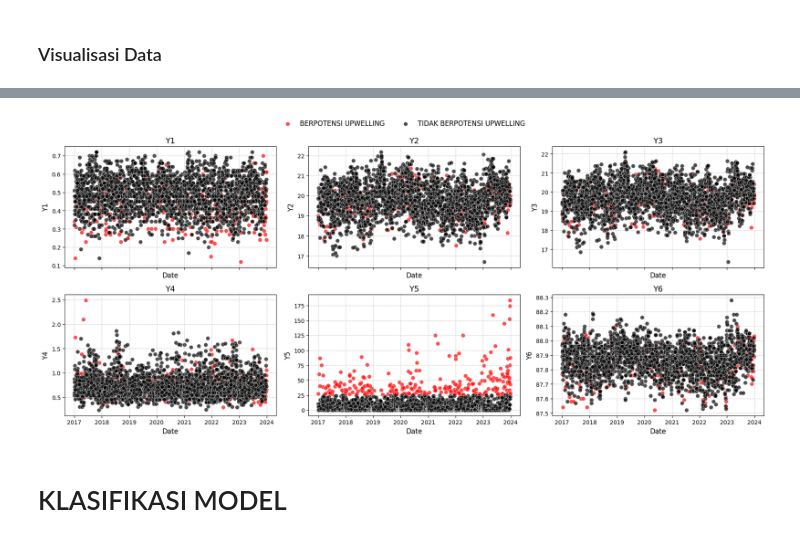
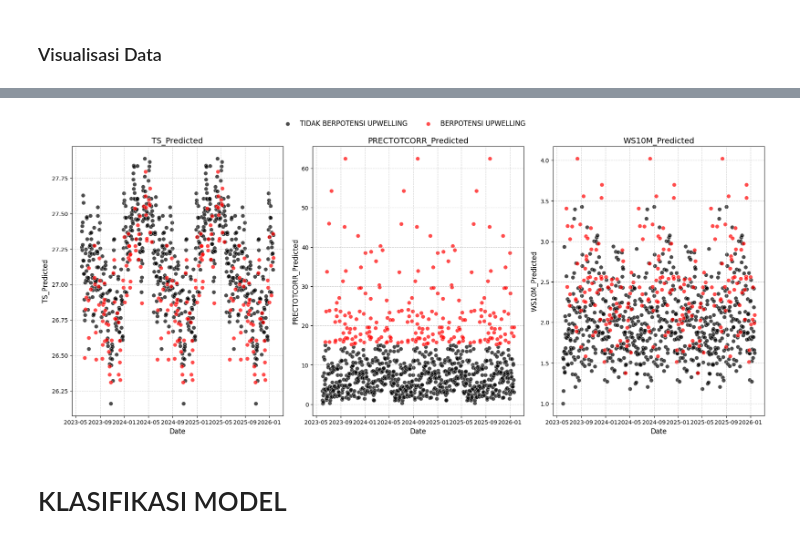
Before and after one commit to KHR00S/upwelling-pred-maninjau, a Jupyter notebook: data/SEMISUPERVISED_LEARNING_PKM_RE (2).ipynb, the cells around one changed output, grey strips where cells are left out. Drawn from its saved outputs; the diff is of its cells as text; code cells hidden in the pictures.

```diff
--- a/data/SEMISUPERVISED_LEARNING_PKM_RE (2).ipynb
+++ b/data/SEMISUPERVISED_LEARNING_PKM_RE (2).ipynb
@@ -108,6 +102,6 @@ plt.show()
 # %% [markdown]
 ### K-Means Clustering
 # %%
-x_train = data[["Y1", "Y2", "Y3", "Y4", "Y5", "Y6"]].values
+x_train = data[["TS_Predicted", "PRECTOTCORR_Predicted", "WS10M_Predicted"]].values
 x_train
 # %% [output]
@@ -180,8 +172,8 @@ plt.scatter(x_train[:,0], x_train[:,1], c = kmeans.labels_)
 # %%
 data["Cluster"] = data["Cluster"].astype("object")
 
-data.loc[data.Cluster==0, "Cluster"] = "TIDAK BERPOTENSI UPWELLING"
-data.loc[data.Cluster==1, "Cluster"] = "BERPOTENSI UPWELLING"
+data.loc[data.Cluster==0, "Cluster"] = "BERPOTENSI UPWELLING"
+data.loc[data.Cluster==1, "Cluster"] = "TIDAK BERPOTENSI UPWELLING"
 # %%
 data.groupby(["Cluster"]).count()
 # %% [output]
@@ -192,6 +184,6 @@ data.groupby(["Cluster"]).count()
 # %%
 # Mengonversi kolom DATE ke format datetime
-data['DATE'] = pd.to_datetime(data['DATE'], errors='coerce', dayfirst=True)
+data['Date'] = pd.to_datetime(data['Date'], errors='coerce', dayfirst=True)
 # %%
 # Menentukan warna berdasarkan cluster
 colors = {'BERPOTENSI UPWELLING': 'red', 'TIDAK BERPOTENSI UPWELLING': 'green'}
@@ -200,7 +192,7 @@ colors = {'BERPOTENSI UPWELLING': 'red', 'TIDAK BERPOTENSI UPWELLING': 'green'}
 plt.figure(figsize=(12, 6))
 for cluster in data['Cluster'].unique():
     cluster_data = data[data['Cluster'] == cluster]
-    plt.scatter(cluster_data['DATE'], cluster_data['Y1'],
+    plt.scatter(cluster_data['Date'], cluster_data['PRECTOTCORR_Predicted'],
                 color=colors[cluster], label=cluster, s=10, alpha=0.6)
 
 # Menambahkan judul dan label
@@ -242,36 +234,36 @@ sns.pairplot(data, hue = "Cluster", diag_kind = "hist", palette = "summer")
 # %%
 import pandas as pd
 import matplotlib.pyplot as plt
 
 # Convert DATE to datetime
 #data['DATE'] = pd.to_datetime(data['DATE'])
 
 # Menentukan warna berdasarkan cluster
 colors = {'BERPOTENSI UPWELLING': 'red', 'TIDAK BERPOTENSI UPWELLING': 'black'}
 
 # Membuat plot
-fig, axs = plt.subplots(2, 3, figsize=(18, 8), sharex=True)
-variables = ["Y1", "Y2", "Y3", "Y4", "Y5", "Y6"]
-titles = ["Y1", "Y2", "Y3", "Y4", "Y5", "Y6"]
+fig, axs = plt.subplots(1, 3, figsize=(18, 8), sharex=True)
+variables = ["TS_Predicted", "PRECTOTCORR_Predicted", "WS10M_Predicted"]
+titles = ["TS_Predicted", "PRECTOTCORR_Predicted", "WS10M_Predicted"]
 
 for ax, var, title in zip(axs.flatten(), variables, titles):
     for cluster in data['Cluster'].unique():
         cluster_data = data[data['Cluster'] == cluster]
-        ax.scatter(cluster_data['DATE'], cluster_data[var],
+        ax.scatter(cluster_data['Date'], cluster_data[var],
                    color=colors[cluster], label=cluster, s=50, alpha=0.7, edgecolors='w', linewidth=0.5)
     ax.set_title(title, fontsize=14)
     ax.set_xlabel('Date', fontsize=12)
     ax.set_ylabel(title, fontsize=12)
     ax.grid(True, linestyle='--', alpha=0.6)
 
 # Menambahkan satu legenda untuk subplot pertama
-handles, labels = axs[0, 0].get_legend_handles_labels()
+handles, labels = axs[0].get_legend_handles_labels()
 fig.legend(handles, labels, loc='upper center', ncol=2, fontsize=12, frameon=False)
 
 plt.tight_layout(rect=[0, 0, 1, 0.95])
 plt.show()
 # %% [output]
-[figure, old version]
+[figure, new version]
 # %%
 #data = data.drop(columns=['DATE'])
 #data.to_excel('HASIL_FIX.xlsx', index=False)
```
Also changed, not shown: parts of 15 cells of this notebook, 3 other files.
